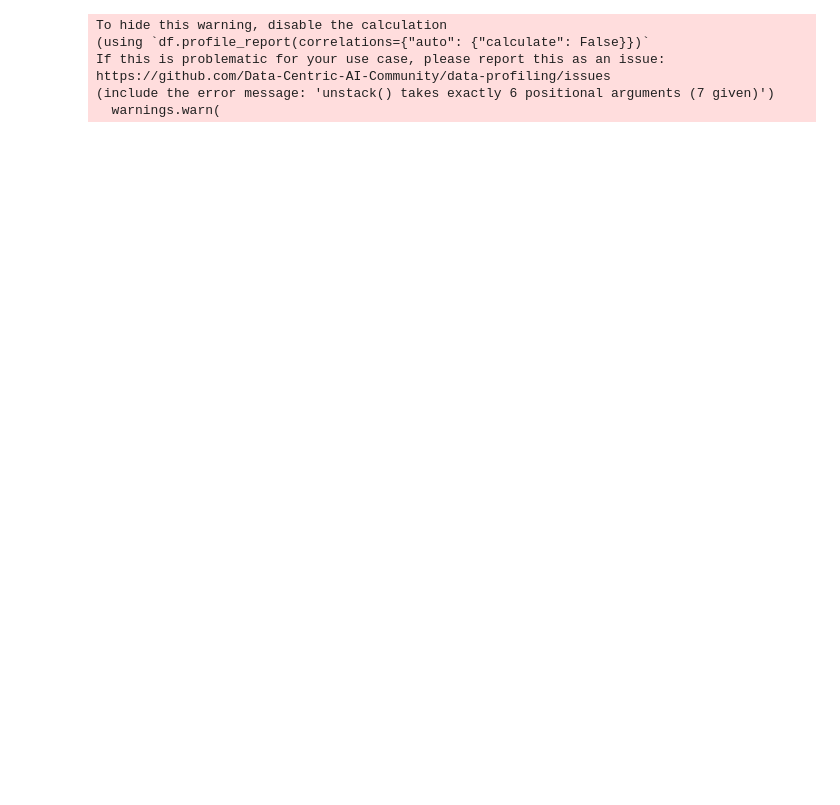
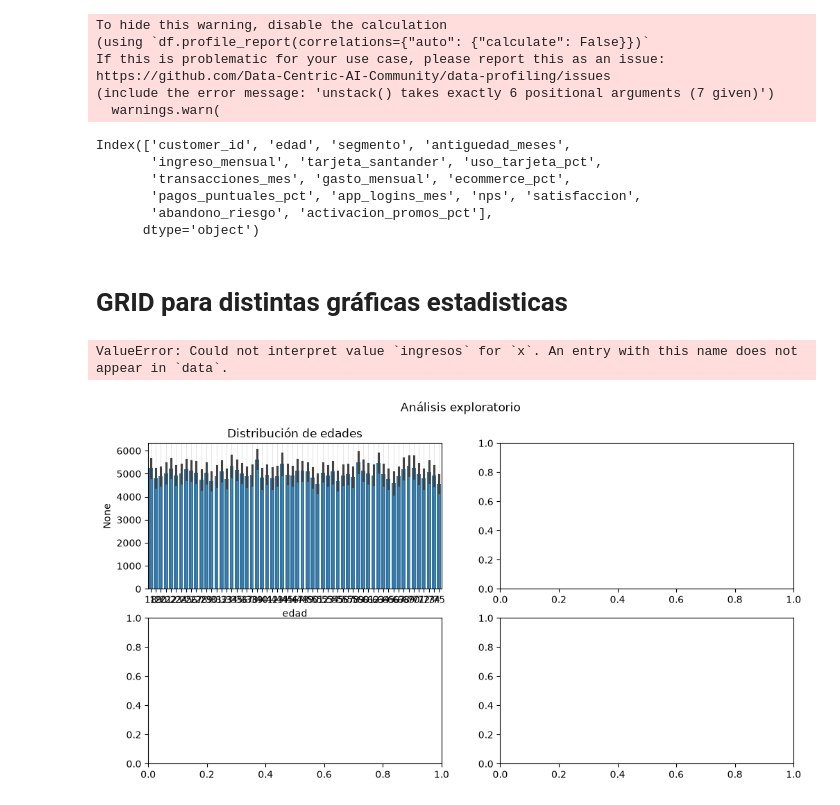
Before and after one commit to peperromitec/Multivariates, a Jupyter notebook: EDA.ipynb, the cells around one changed output. Saved outputs shown, nothing was run; the diff lists cells and outputs as text; code cells hidden in the pictures; blank space fills up the shorter version.

```diff
--- a/EDA.ipynb
+++ b/EDA.ipynb
@@ -35,3 +45,52 @@ If this is problematic for your use case, please report this as an issue:
 https://github.com/Data-Centric-AI-Community/data-profiling/issues
 (include the error message: 'unstack() takes exactly 6 positional arguments (7 given)')
   warnings.warn(
+# %%
+df.columns
+# %% [output]
+Index(['customer_id', 'edad', 'segmento', 'antiguedad_meses',
+       'ingreso_mensual', 'tarjeta_santander', 'uso_tarjeta_pct',
+       'transacciones_mes', 'gasto_mensual', 'ecommerce_pct',
+       'pagos_puntuales_pct', 'app_logins_mes', 'nps', 'satisfaccion',
+       'abandono_riesgo', 'activacion_promos_pct'],
+      dtype='object')
+# %% [markdown]
+# GRID para distintas gráficas estadisticas
+# %%
+def plot00(df, ax):
+    sns.barplot(
+        data=df,
+        y=df.index,
+        x='edad',
+        ax=ax
+    )
+    ax.set_title("Distribución de edades")
+    ax.grid(axis='x', alpha=0.3)
+
+def plot01(df, ax):
+    sns.barplot(
+        data=df,
+        y=df.index,
+        x='ingresos',
+        ax=ax
+    )
+    ax.set_title("Distribución de ingresos")
+    ax.grid(axis='x', alpha=0.3)
+
+fig, axs = plt.subplots(2, 2, figsize=(12, 6))
+
+fig.suptitle("Análisis exploratorio")
+
+plot00(df, axs[0, 0])
+plot01(df, axs[0, 1])
+
+axs[0, 0].grid()
+axs[0, 1].grid()
+axs[1, 0].set_title("Gráfica 3")
+axs[1, 1].set_title("Gráfica 4")
+
+plt.tight_layout()
+plt.show()
+# %% [output]
+ValueError: Could not interpret value `ingresos` for `x`. An entry with this name does not appear in `data`.
+[figure, added]
```
Also changed, not shown: parts of 3 cells of this notebook, 2 other files.
